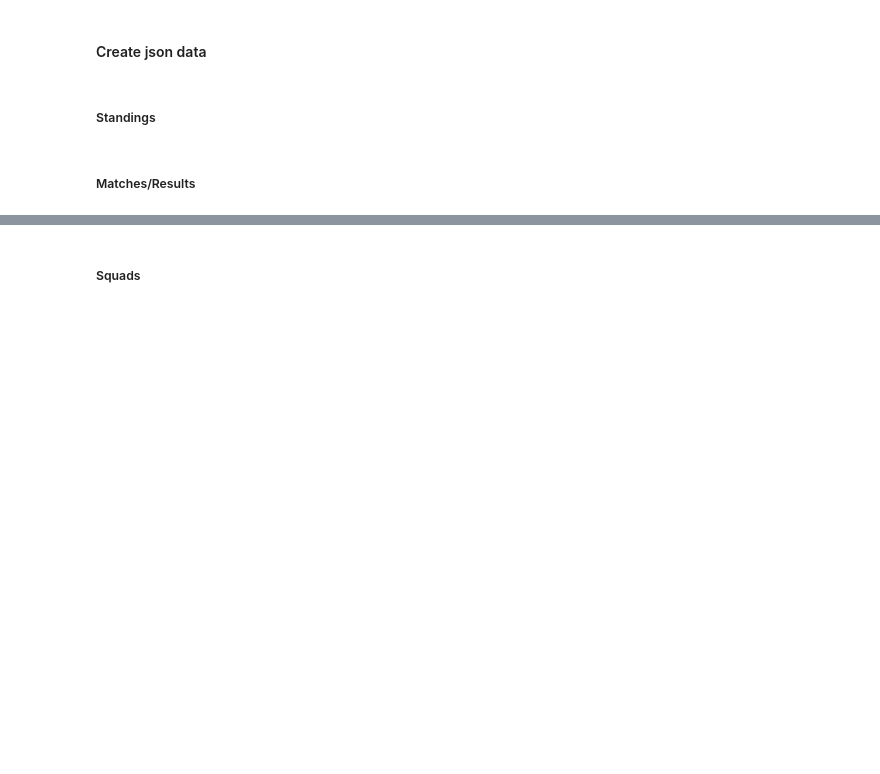
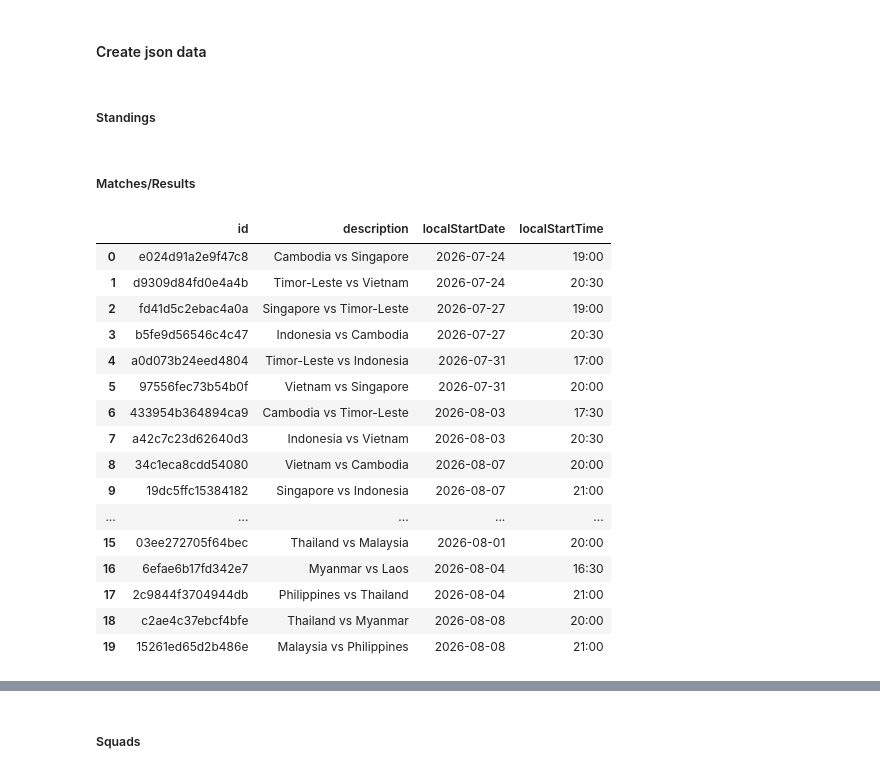
Before and after one commit to daryl-g/mat-v2, a Jupyter notebook: python/data_generator.ipynb, the cells around one changed output, grey strips where cells are left out. Cells and saved outputs as stored; diff of their text form; code cells hidden in the pictures; blank space fills up the shorter version.

Commit message:
Removed data files + small modifications

```diff
--- a/python/data_generator.ipynb
+++ b/python/data_generator.ipynb
@@ -132,6 +132,38 @@ with open(folder_path + "standings.json", "w", encoding="utf-8") as f:
     f.close()
 # %% [markdown]
 ##### Matches/Results
+# %%
+# Check if the matches file have data
+with open(folder_path + "matches.json", "r") as f:
+    matches_data = json.load(f)
+    f.close()
+
+# Create an ID lookup table
+if len(matches_data["matches"]) != 0:
+    all_matches_info = [match["matchInfo"] for match in matches_data["matches"]]
+    matches_info_lookup = pd.DataFrame(all_matches_info)[
+        ["id", "description", "localStartDate", "localStartTime"]
+    ]
+
+matches_info_lookup
+# %% [output]
+|  | id | description | localStartDate | localStartTime |
+| 0 | e024d91a2e9f47c8 | Cambodia vs Singapore | 2026-07-24 | 19:00 |
+| 1 | d9309d84fd0e4a4b | Timor-Leste vs Vietnam | 2026-07-24 | 20:30 |
+| 2 | fd41d5c2ebac4a0a | Singapore vs Timor-Leste | 2026-07-27 | 19:00 |
+| 3 | b5fe9d56546c4c47 | Indonesia vs Cambodia | 2026-07-27 | 20:30 |
+| 4 | a0d073b24eed4804 | Timor-Leste vs Indonesia | 2026-07-31 | 17:00 |
+| 5 | 97556fec73b54b0f | Vietnam vs Singapore | 2026-07-31 | 20:00 |
+| 6 | 433954b364894ca9 | Cambodia vs Timor-Leste | 2026-08-03 | 17:30 |
+| 7 | a42c7c23d62640d3 | Indonesia vs Vietnam | 2026-08-03 | 20:30 |
+| 8 | 34c1eca8cdd54080 | Vietnam vs Cambodia | 2026-08-07 | 20:00 |
+| 9 | 19dc5ffc15384182 | Singapore vs Indonesia | 2026-08-07 | 21:00 |
+| ... | ... | ... | ... | ... |
+| 15 | 03ee272705f64bec | Thailand vs Malaysia | 2026-08-01 | 20:00 |
+| 16 | 6efae6b17fd342e7 | Myanmar vs Laos | 2026-08-04 | 16:30 |
+| 17 | 2c9844f3704944db | Philippines vs Thailand | 2026-08-04 | 21:00 |
+| 18 | c2ae4c37ebcf4bfe | Thailand vs Myanmar | 2026-08-08 | 20:00 |
+| 19 | 15261ed65d2b486e | Malaysia vs Philippines | 2026-08-08 | 21:00 |
 # %%
 matches = []
 
```
Also changed, not shown: parts of 5 cells of this notebook, 18 other files.
